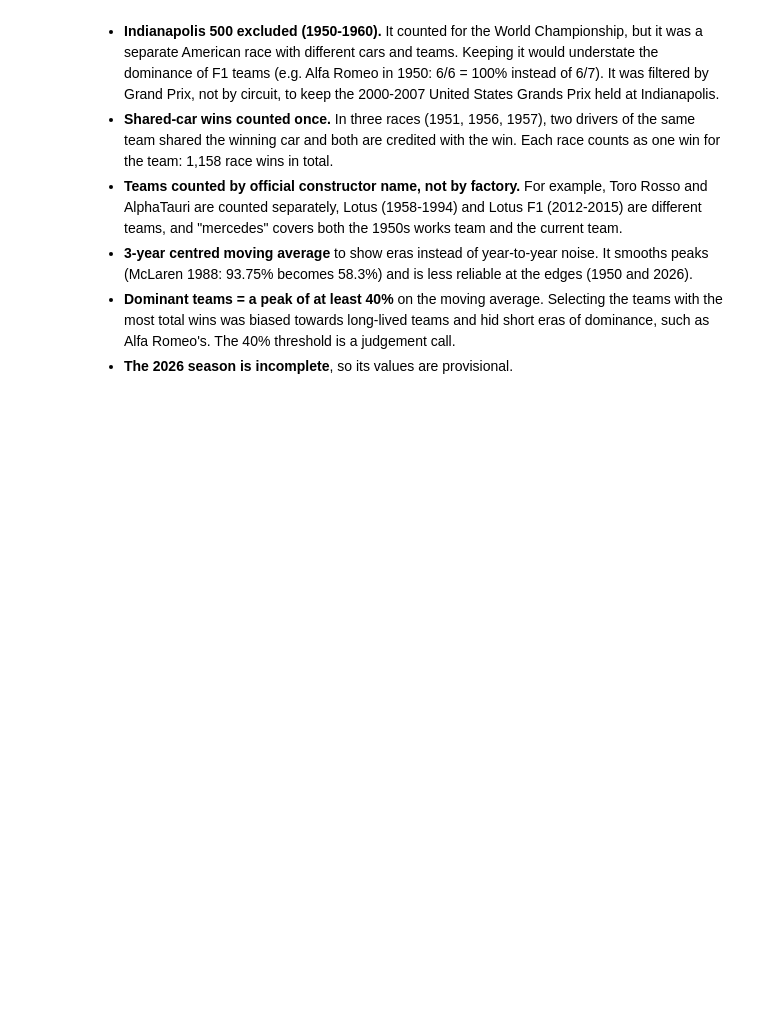
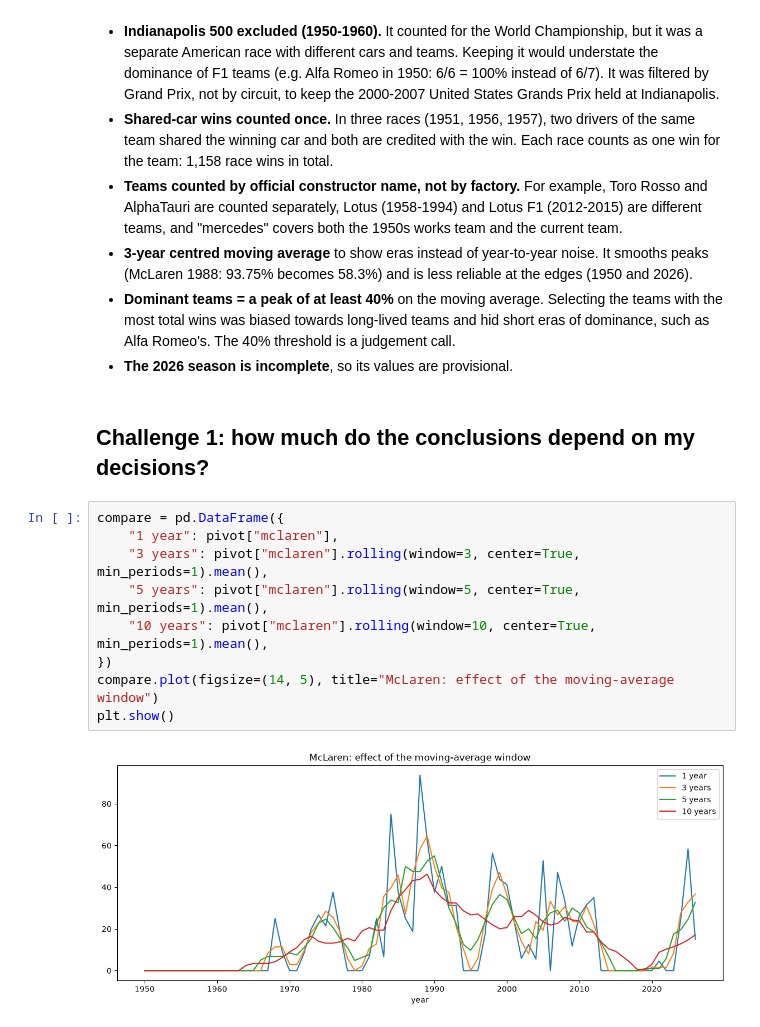
Before and after one commit to AliR-lab/f1-analytics, a Jupyter notebook: notebooks/01_dominant_teams.ipynb, the cells around one changed output. Saved outputs shown, nothing was run; the diff lists cells and outputs as text; blank space fills up the shorter version.

Commit message:
Add challenges 1 and 2: sensitivity analysis and dominant engines

```diff
--- a/notebooks/01_dominant_teams.ipynb
+++ b/notebooks/01_dominant_teams.ipynb
@@ -311,3 +310,16 @@ plt.show()
 - **3-year centred moving average** to show eras instead of year-to-year noise. It smooths peaks (McLaren 1988: 93.75% becomes 58.3%) and is less reliable at the edges (1950 and 2026).
 - **Dominant teams = a peak of at least 40%** on the moving average. Selecting the teams with the most total wins was biased towards long-lived teams and hid short eras of dominance, such as Alfa Romeo's. The 40% threshold is a judgement call.
 - **The 2026 season is incomplete**, so its values are provisional.
+# %% [markdown]
+## Challenge 1: how much do the conclusions depend on my decisions?
+# %%
+compare = pd.DataFrame({
+    "1 year": pivot["mclaren"],
+    "3 years": pivot["mclaren"].rolling(window=3, center=True, min_periods=1).mean(),
+    "5 years": pivot["mclaren"].rolling(window=5, center=True, min_periods=1).mean(),
+    "10 years": pivot["mclaren"].rolling(window=10, center=True, min_periods=1).mean(),
+})
+compare.plot(figsize=(14, 5), title="McLaren: effect of the moving-average window")
+plt.show()
+# %% [output]
+[figure, added]
```
Also changed, not shown: parts of 12 cells of this notebook, 1 other file.
